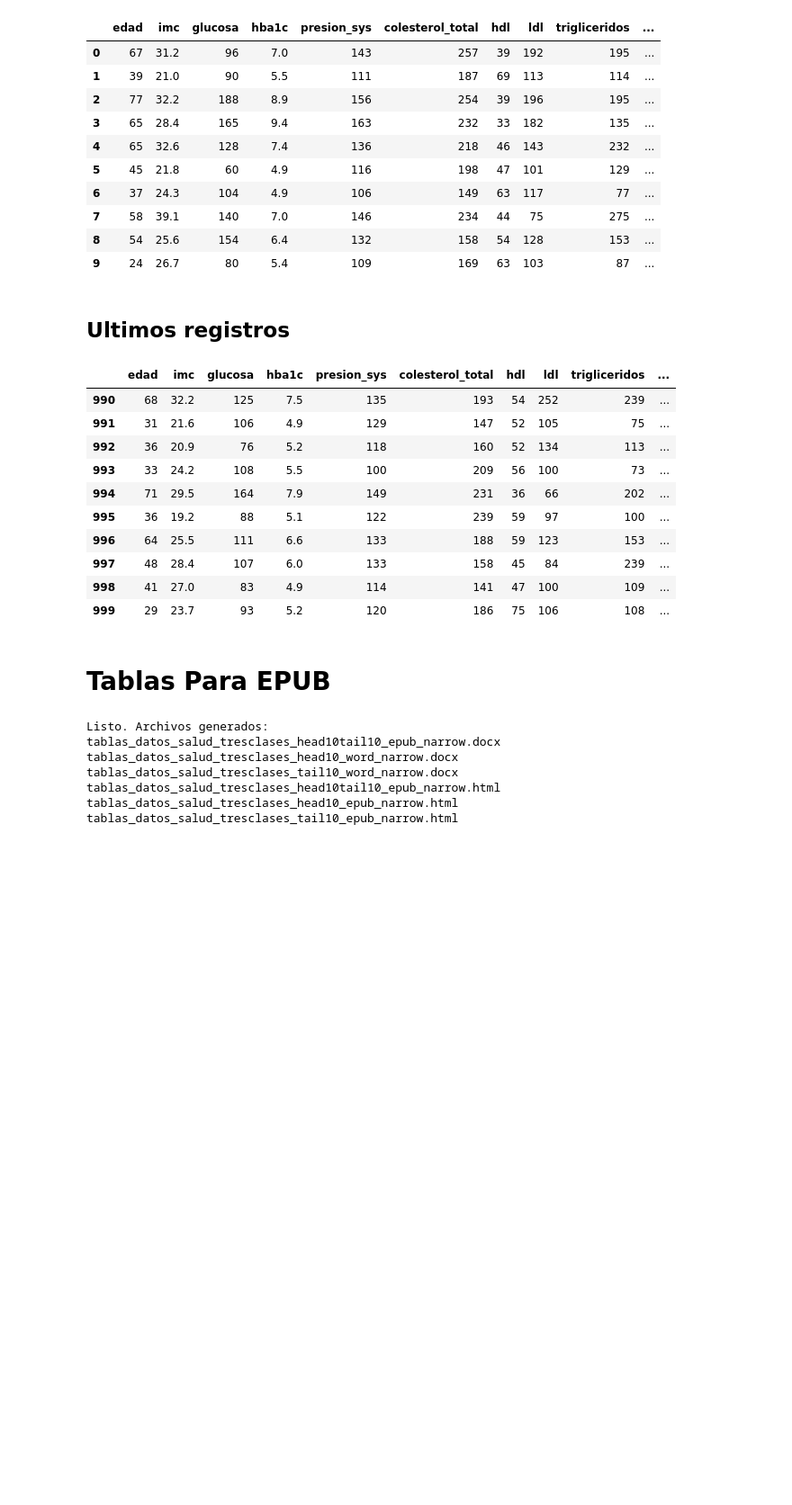
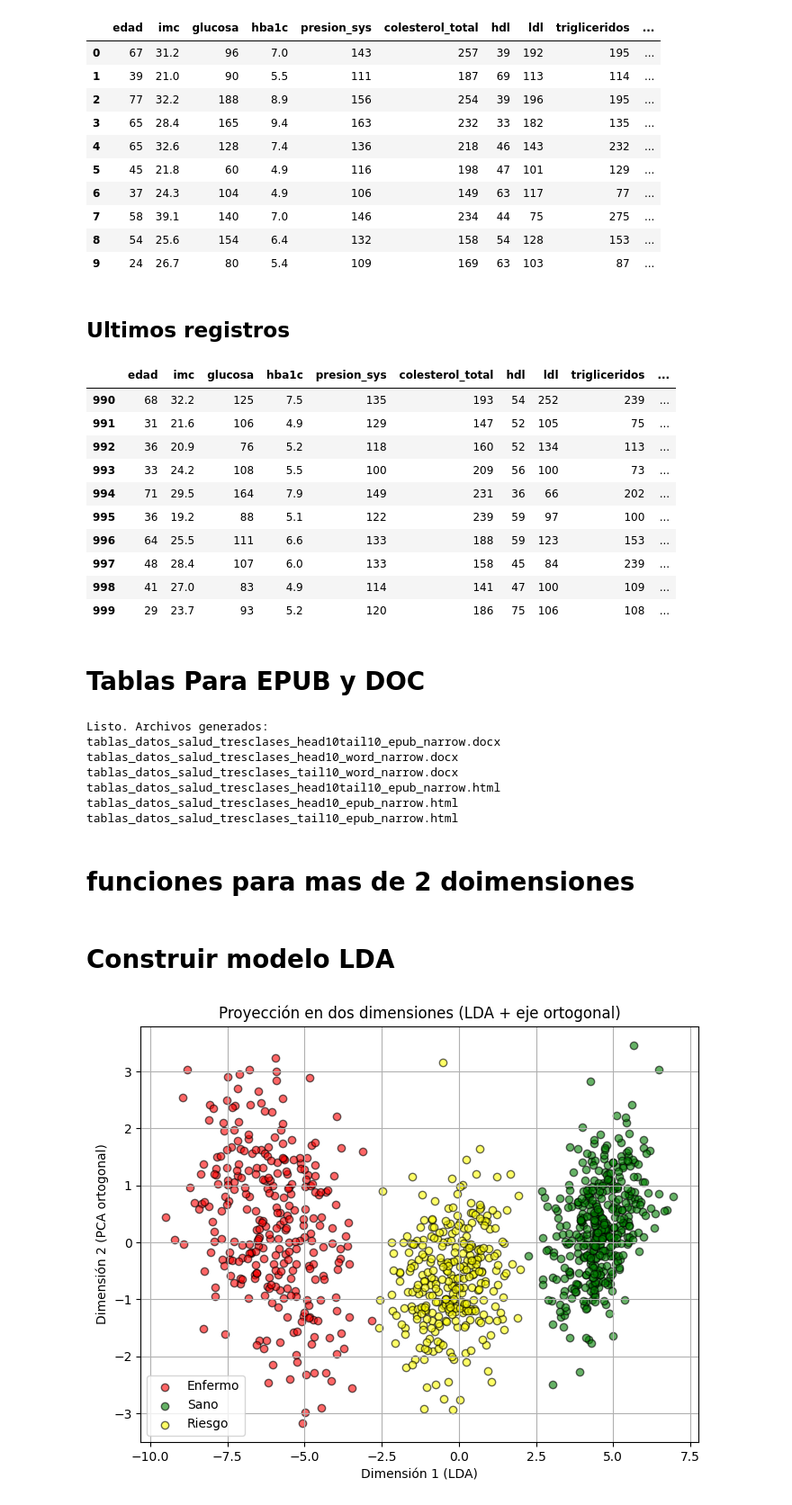
Before and after one commit to rpizarrog/machine_learning_r_python_casos_de_estudio, a Jupyter notebook: notebook_Python/LDA_datos_de_pacientes_Enfermos_Sanos.ipynb, the cells around one changed output. Shown at 90% size. Cells and saved outputs as stored; diff of their text form; code cells hidden in the pictures; blank space fills up the shorter version.

```diff
--- a/notebook_Python/LDA_datos_de_pacientes_Enfermos_Sanos.ipynb
+++ b/notebook_Python/LDA_datos_de_pacientes_Enfermos_Sanos.ipynb
@@ -170,7 +170,7 @@ def f_construir_LDA(datos):
 # Recibe datos redimensionados
 def f_dispersion_dimensiones_LDA(datos_dim):
     plt.figure(figsize=(8,6))
-    colores = {'Sano': 'green', 'Enfermo': 'red'}
+    colores = {'Sano': 'green', 'Enfermo': 'red', 'Riesgo':'yellow'}
 
     for clase in datos_dim['clase'].unique():
         subset = datos_dim[datos_dim['clase'] == clase]
@@ -729,7 +750,7 @@ tail10
 | 998 | 41 | 27.0 | 83 | 4.9 | 114 | 141 | 47 | 100 | 109 | ... |
 | 999 | 29 | 23.7 | 93 | 5.2 | 120 | 186 | 75 | 106 | 108 | ... |
 # %% [markdown]
-# Tablas Para EPUB
+# Tablas Para EPUB y DOC
 # %%
 export_docx_narrow(
     head10, tail10,
@@ -765,3 +786,5 @@ tablas_datos_salud_tresclases_tail10_word_narrow.docx
 tablas_datos_salud_tresclases_head10tail10_epub_narrow.html
 tablas_datos_salud_tresclases_head10_epub_narrow.html
 tablas_datos_salud_tresclases_tail10_epub_narrow.html
+# %% [markdown]
+# funciones para mas de 2 doimensiones
@@ -767,0 +859,7 @@ tablas_datos_salud_tresclases_tail10_epub_narrow.html
+# %% [markdown]
+# Construir modelo LDA
+# %%
+matriz_dos_dimensiones = f_construir_LDA_de_mas_valores_en_clase(datos_tres_clases)
+f_dispersion_dimensiones_LDA(matriz_dos_dimensiones)
+# %% [output]
+[figure, added]
```
Also changed, not shown: parts of 2 cells of this notebook.
